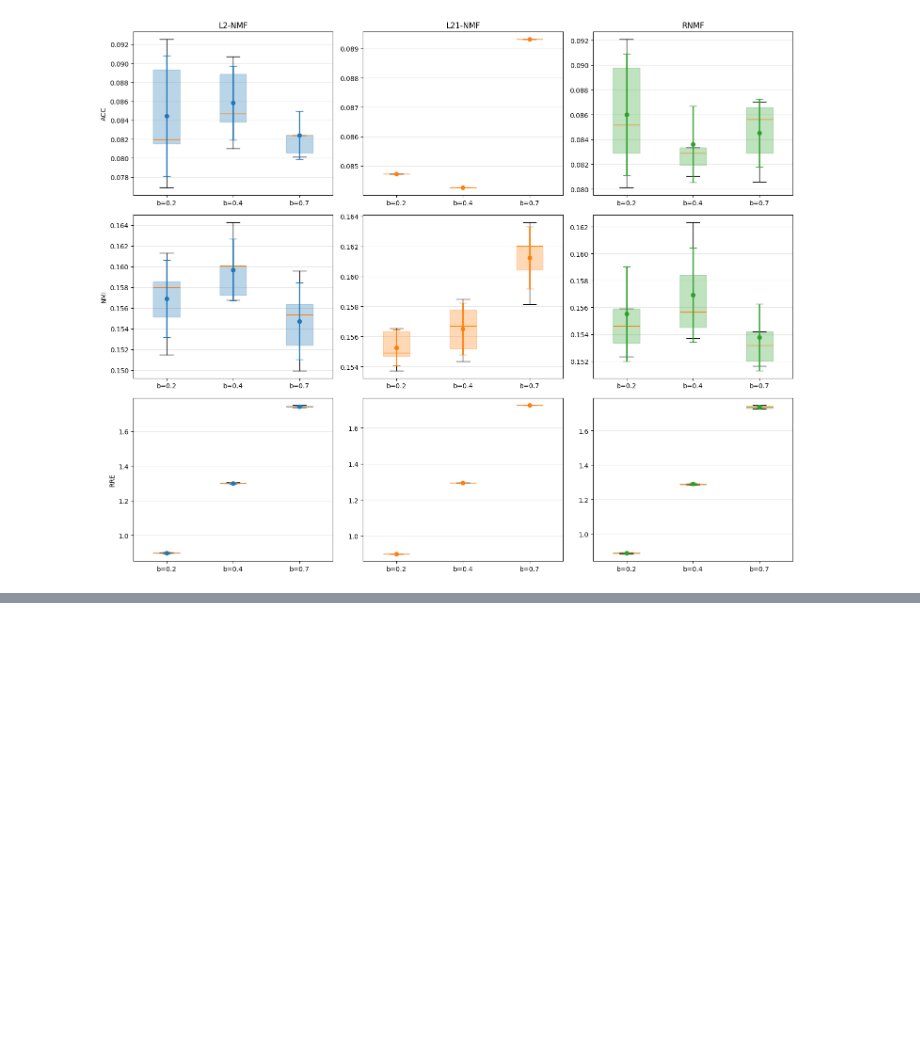
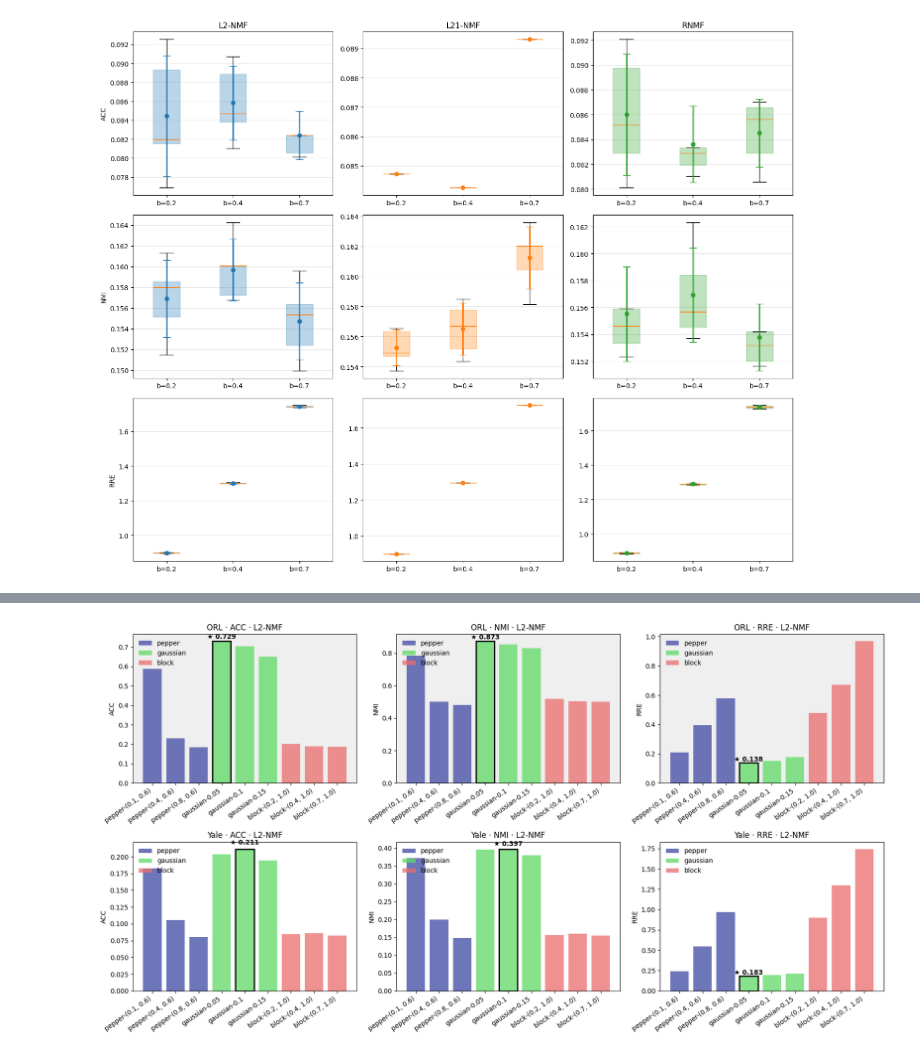
Before and after one commit to Ericcccccheng/USYD_5328, a Jupyter notebook: Assignment1/assignment1.ipynb, the cells around one changed output, grey strips where cells are left out. Drawn from its saved outputs; the diff is of its cells as text; code cells hidden in the pictures; blank space fills up the shorter version.

Commit message:
add Image

```diff
--- a/Assignment1/assignment1.ipynb
+++ b/Assignment1/assignment1.ipynb
@@ -562,10 +563,6 @@ def L21_Norm_NMF(X,r,Iter,Convergent,Y=Y_hat_orl):
 ### 3.4 Hypersurface Cost Based NMF
 # %%
 def rnmf(X, k, max_iter=150, tol=1e-4, eps=1e-8, seed=None):
-    """
-    Inplementing the Hypersurface Cost Based NMF algorithm. "rnmf" is the abbreviation of "Robust NMF",
-    which is an alternative (and short) name of the algorithm, proposed in the original paper.
-    """
     rng = np.random.default_rng(seed)
     D_dim, N = X.shape
     D = rng.random((D_dim, k)) + 1e-4
@@ -1664,9 +1562,0 @@ print(all_results["ORL"])
-# %%
-for ds_name, total in all_results.items():
-    print(f"\n========= Dataset: {ds_name} =========")
-    print("==> Apply  L2-NMF ...")
-    #print(f"D.shape={D_shape}, R.shape={R_shape}")
-    print("==> Evaluate RRE, ACC and NMI: format: MEAN/SD")
-    for noise_type, params in all_results[ds_name].items():
-        for noise_para, outcome in params.items():
-            print(f"{noise_type} {noise_para} = RRE: {outcome['RRE']:.6f}/{outcome['RRE_sd']:.6f}, ACC: {outcome['ACC']:.6f}/{outcome['ACC_sd']:.6f}, NMI: {outcome['NMI']:.6f}/{outcome['NMI_sd']:.6f}")
@@ -1738,0 +1638,4 @@ plot_comparison(all_results, metric="RRE")
+# %%
+plot_6_panels_9bars_each(box_results, alg_name="L2-NMF")
+# %% [output]
+[figure, added]
```
Also changed, not shown: parts of 10 cells of this notebook.
